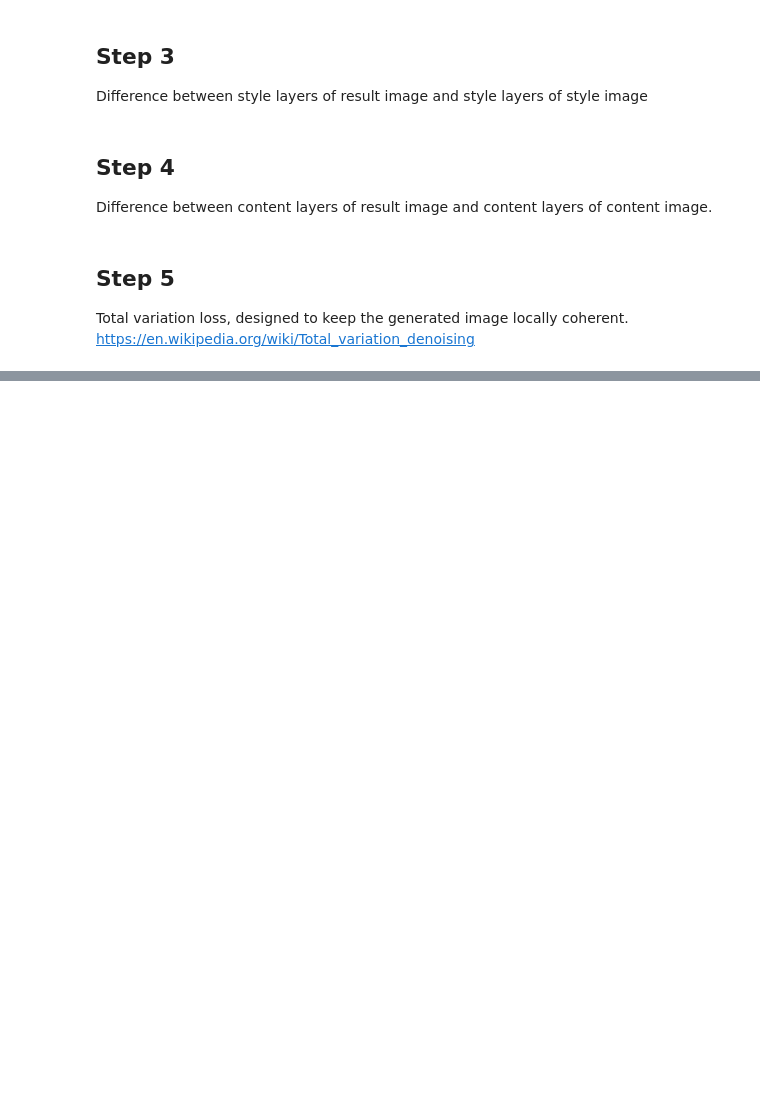
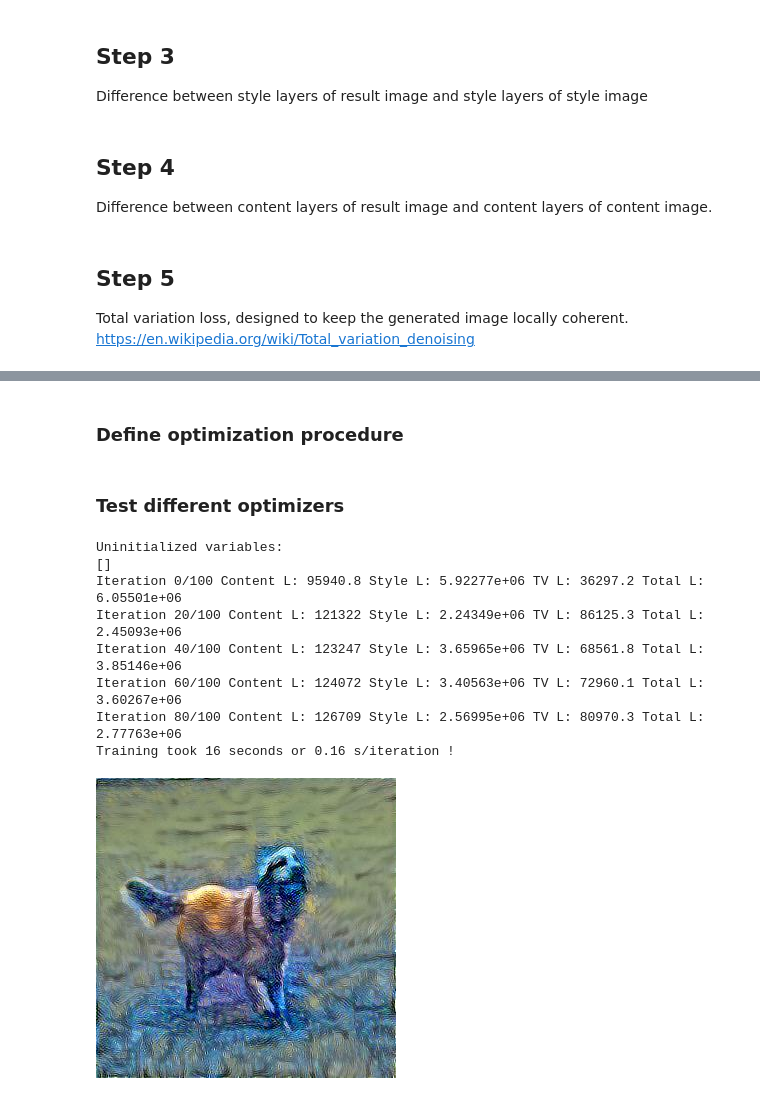
Before and after one commit to slavivanov/Style-Tranfer, a Jupyter notebook: style.ipynb, the cells around one changed output, grey strips where cells are left out. Saved outputs shown, nothing was run; the diff lists cells and outputs as text; code cells hidden in the pictures; blank space fills up the shorter version.

Commit message:
Timed various optimizers for performance

```diff
--- a/style.ipynb
+++ b/style.ipynb
@@ -277,7 +287,8 @@ def style_loss(current, computed):
         layer2_gram = tf.matmul(tf.transpose(feats2), feats2) / size
 
         dim1, dim2 = map(lambda i: i.value, layer1_gram.get_shape())
-        loss =  tf.sqrt(tf.reduce_sum(tf.square((layer1_gram - layer2_gram) / (number * number))))
+        loss = tf.sqrt(tf.reduce_sum(
+            tf.square((layer1_gram - layer2_gram) / (number * number))))
         style_losses.append(loss)
     return tf.add_n(style_losses)
 # %% [markdown]
@@ -556,0 +307,18 @@ with graph.as_default():
+# %%
+def total_variation_loss(image, image_shape=None):
+    if image_shape:
+        width, height, channels = image_shape
+    else:
+        # Try to get the image size from the tensor
+        dims = image.get_shape()
+        width = dims[1].value
+        height = dims[2].value
+        channels = dims[3].value
+
+    tv_x_size = width * (height - 1) * channels
+    tv_y_size = (width - 1) * height * channels
+
+    return (
+        tf.reduce_sum(tf.abs(image[:, 1:, :, :] - image[:, :-1, :, :])) +
+        tf.reduce_sum(tf.abs(image[:, :, 1:, :] - image[:, :, :-1, :]))
+    )
@@ -556,0 +379,2 @@ with graph.as_default():
+# %% [markdown]
+### Define optimization procedure
@@ -556,0 +555,17 @@ with graph.as_default():
+# %% [markdown]
+### Test different optimizers
+# %%
+def save_results(optimizer_name, loss=None, result_image=None):
+    ''' A helper to save the results of this optimizer run.'''
+    if result_image is not None:
+        imsave('results/{}.jpg'.format(optimizer_name), result_image)
+    if loss is None:
+        # Load the loss
+        loss = np.loadtxt('results/' + optimizer_name + '.csv')
+    else:
+        # Save the loss
+        loss = np.asarray(loss)
+        np.savetxt('results/' + optimizer_name + '.csv', np.asarray(loss))
+    plot, = plt.plot(loss[:, 0], loss[:, 1])
+    plotHandles.append(plot)
+    labels.append(optimizer_name)
@@ -556,0 +581,14 @@ with graph.as_default():
+# %%
+optimizer = tf.train.GradientDescentOptimizer(learning_rate)
+loss, result_image = optimize(optimizer)
+save_results(optimizer.get_name(), loss, result_image)
+# %% [output]
+Uninitialized variables:
+[]
+Iteration 0/100 Content L: 95940.8 Style L: 5.92277e+06 TV L: 36297.2 Total L: 6.05501e+06
+Iteration 20/100 Content L: 121322 Style L: 2.24349e+06 TV L: 86125.3 Total L: 2.45093e+06
+Iteration 40/100 Content L: 123247 Style L: 3.65965e+06 TV L: 68561.8 Total L: 3.85146e+06
+Iteration 60/100 Content L: 124072 Style L: 3.40563e+06 TV L: 72960.1 Total L: 3.60267e+06
+Iteration 80/100 Content L: 126709 Style L: 2.56995e+06 TV L: 80970.3 Total L: 2.77763e+06
+Training took 16 seconds or 0.16 s/iteration !
+[figure, added]
```
Also changed, not shown: parts of 45 cells of this notebook, 11 other files.
